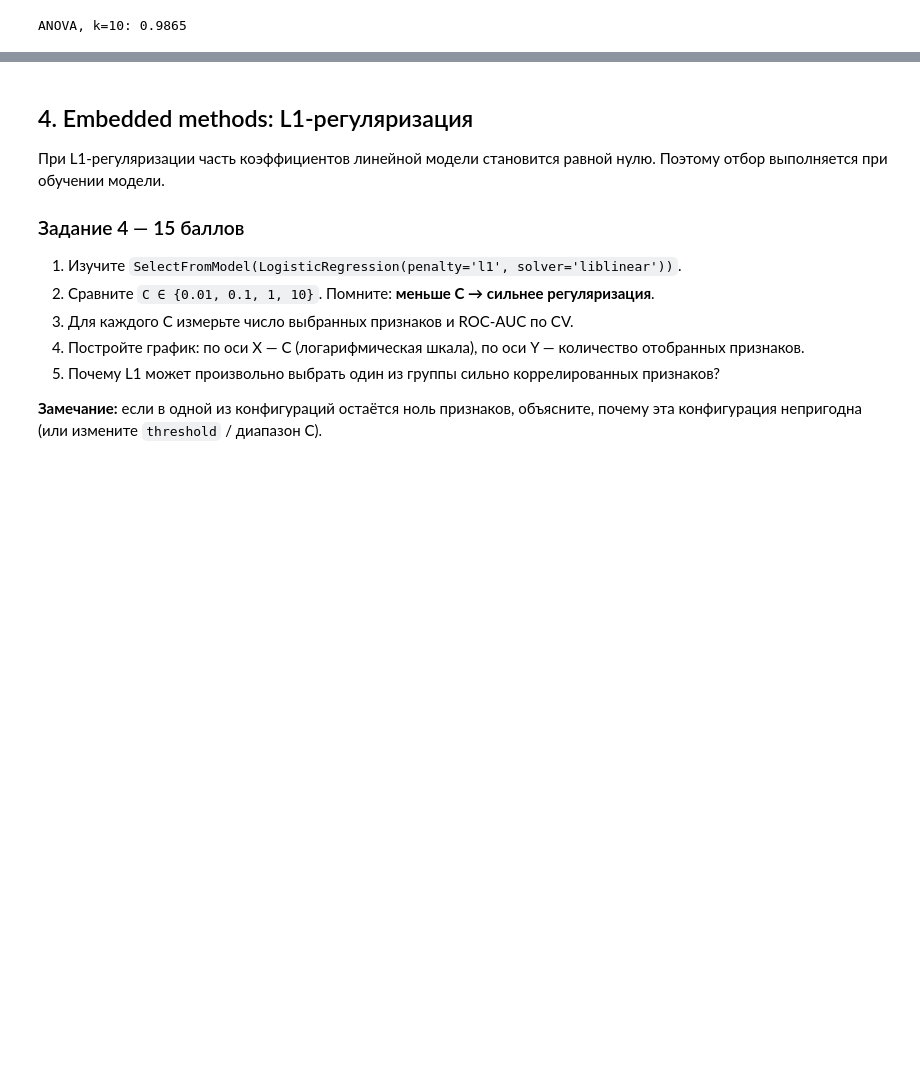
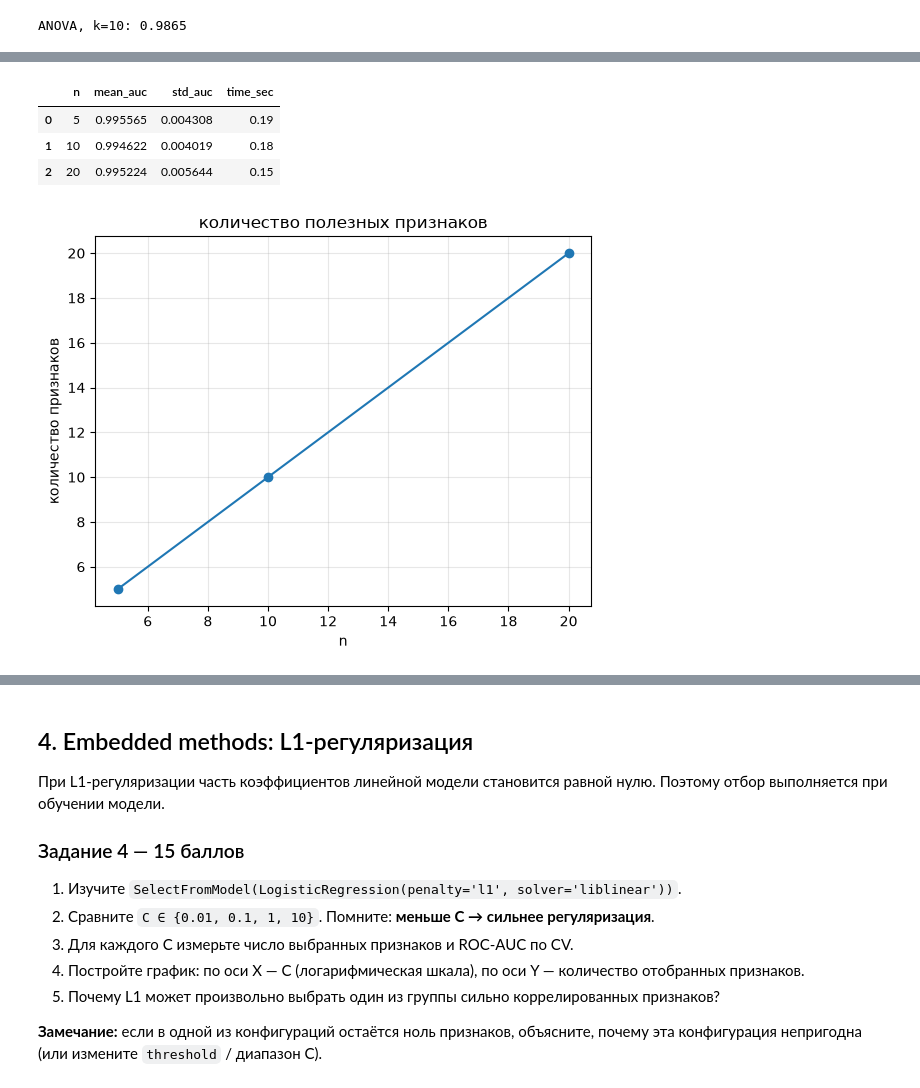
Before and after one commit to SWAWERREWEW/work_folder, a Jupyter notebook: STUDY/practice10_отбор_признаков/brain_Самостоятельная_работа_Отбор_признаков.ipynb, the cells around one changed output, grey strips where cells are left out. Saved outputs shown, nothing was run; the diff lists cells and outputs as text; code cells hidden in the pictures; blank space fills up the shorter version.

```diff
--- a/STUDY/practice10_отбор_признаков/brain_Самостоятельная_работа_Отбор_признаков.ipynb
+++ b/STUDY/practice10_отбор_признаков/brain_Самостоятельная_работа_Отбор_признаков.ipynb
@@ -374,4 +491,77 @@ print(f'RFE (10): {rfe_scores.mean():.4f}; {time.perf_counter()-start:.2f} се
 # %%
 # TODO: сравните RFE для 5, 10, 20 признаков
 # TODO: обучите лучший Pipeline на X_train и получите имена признаков:
 # names = X_train.columns[best_pipeline.named_steps['select'].get_support()]
+
+# Будут сохраняться результаты обучения
+results_wrapper = []
+количество_полезных_признаков = []
+
+for n in [5, 10, 20]:
+    pipe = Pipeline([
+        # Настройка стандартного масштабирования
+        ('scale',  StandardScaler()),
+        # Выбор Recursive Feature Elimination
+        ('select', RFE(
+            # Выбор модели для обучения на признаках и удаления лишних признаков, которые модель не использовала
+            estimator=LogisticRegression(max_iter=3000, random_state=RANDOM_STATE),
+            # Количество признаков, которые необходимо сохранить или собрать топ признаков
+            n_features_to_select=n,      # ← n, а не 10
+            # Максимальное количество признаков, которые можно удалить за один раз
+            step=5
+        )),
+        # Модель для финального обучения на подобранных признаках
+        ('model',  LogisticRegression(max_iter=3000, random_state=RANDOM_STATE)),
+    ])
+
+    # Время начала кросс-валидации
+    start = time.perf_counter()
+    # Кросс-валидация pipeline
+    scores = cross_val_score(pipe,
+    # Тренировочные данные
+    X_train, y_train,
+    # Способ стратификации чтобы сделать кросс-валидации
+    cv=StratifiedKFold(
+    # Количество фолдов
+    n_splits=5,
+    # Перемешивание
+    shuffle=True,
+    # Параметр случайности для перемешивания
+    random_state=RANDOM_STATE),
+    # Исследуемая характеристика для оценки качества модели
+    scoring='roc_auc')
+    # Конечное время кросс-валидации
+    elapsed = time.perf_counter() - start
+
+    # Сохранения результатов оценки
+    results_wrapper.append({
+        'n': n,
+        'mean_auc': scores.mean(),
+        'std_auc':  scores.std(),
+        'time_sec': round(elapsed, 2),
+    })
+
+rfe_df = pd.DataFrame(results_wrapper)
+display(rfe_df)
+
+feature_wrapper = [elem["n"] for elem in results_wrapper]
+
+plt.plot(
+    [5, 10, 20],
+    feature_wrapper,
+    marker="o",
+    label="количество полезных признаков"
+)
+plt.xlabel("n")
+plt.ylabel("количество признаков")
+
+plt.title("количество полезных признаков")
+# сетка, alpha — прозрачность (0..1)
+plt.grid(alpha=0.3)
+plt.show()
+# %% [output]
+|  | n | mean_auc | std_auc | time_sec |
+| 0 | 5 | 0.995565 | 0.004308 | 0.19 |
+| 1 | 10 | 0.994622 | 0.004019 | 0.18 |
+| 2 | 20 | 0.995224 | 0.005644 | 0.15 |
+[figure, added]
```
Also changed, not shown: parts of 15 cells of this notebook, 5 other files.
